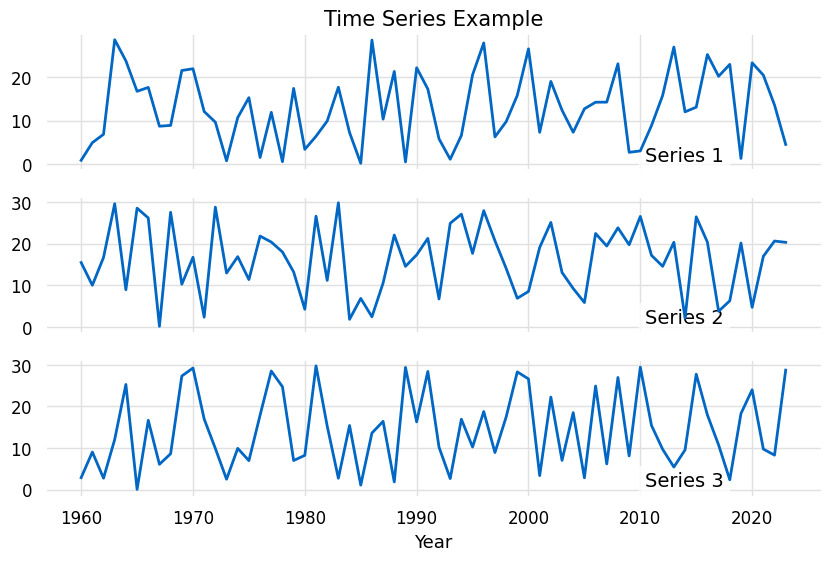
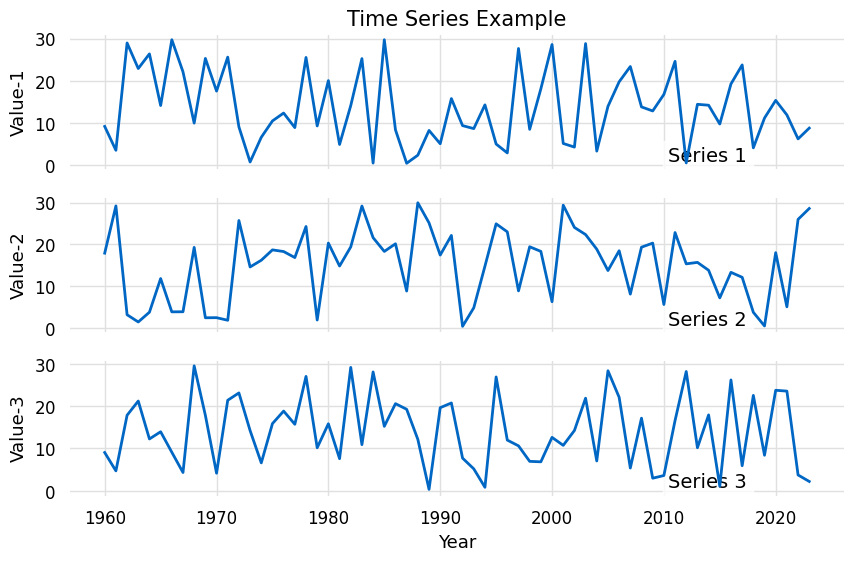
Code edit (unified diff) that turned the first committed figure into the second:
--- before
+++ after
@@ -1,2 +1,2 @@
-stack(values, time, xlabel="Year", ylabel="Value", title="Time Series Example", figsize=(10, 6),
+stack(values, time, xlabel="Year", ylabels=["Value-1", "Value-2", "Value-3"], title="Time Series Example", figsize=(10, 6),
       labels=["Series 1", "Series 2", "Series 3"])

Commit: stacked and compariosn time series plots have been added